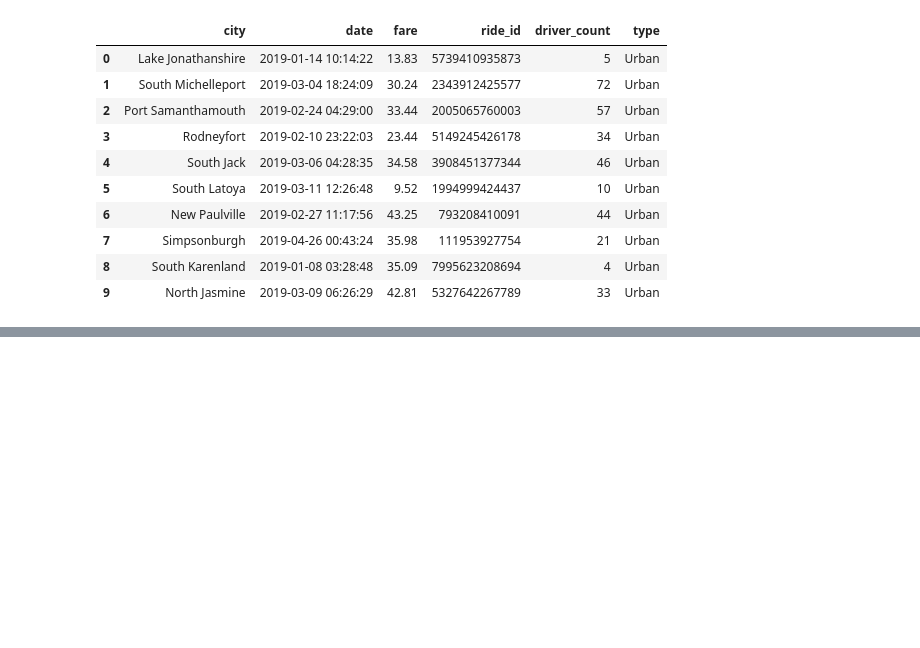
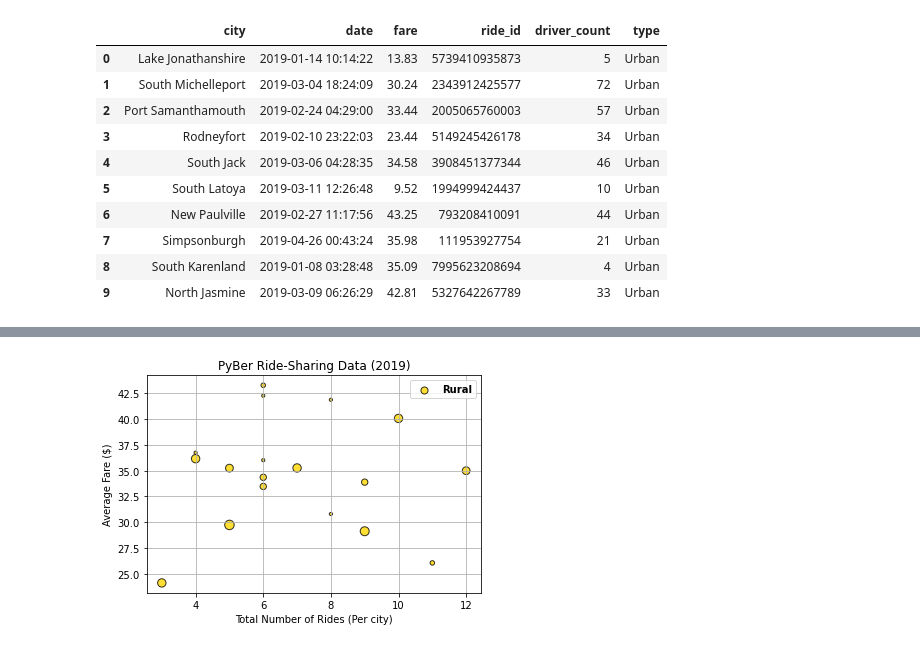
Before and after one commit to MDaily7/PyBer_Analysis, a Jupyter notebook: Pyber.ipynb, the cells around one changed output, grey strips where cells are left out. Saved outputs shown, nothing was run; the diff lists cells and outputs as text; code cells hidden in the pictures; blank space fills up the shorter version.

```diff
--- a/Pyber.ipynb
+++ b/Pyber.ipynb
@@ -101,0 +147,10 @@ pyber_data_df.head(10)
+# %%
+# Create Rural Cities Bubble Chart
+plt.scatter(rural_ride_count, rural_avg_fare, s=bigger_rural_markers, c='gold', alpha=.8, linewidths=1, edgecolor='k', label='Rural')
+plt.xlabel('Total Number of Rides (Per city)')
+plt.ylabel('Average Fare ($)')
+plt.title('PyBer Ride-Sharing Data (2019)')
+plt.legend(prop=dict(weight='bold'))
+plt.grid(True)
+# %% [output]
+[figure, added]
```
Also changed, not shown: parts of 9 cells of this notebook, 1 other file.
